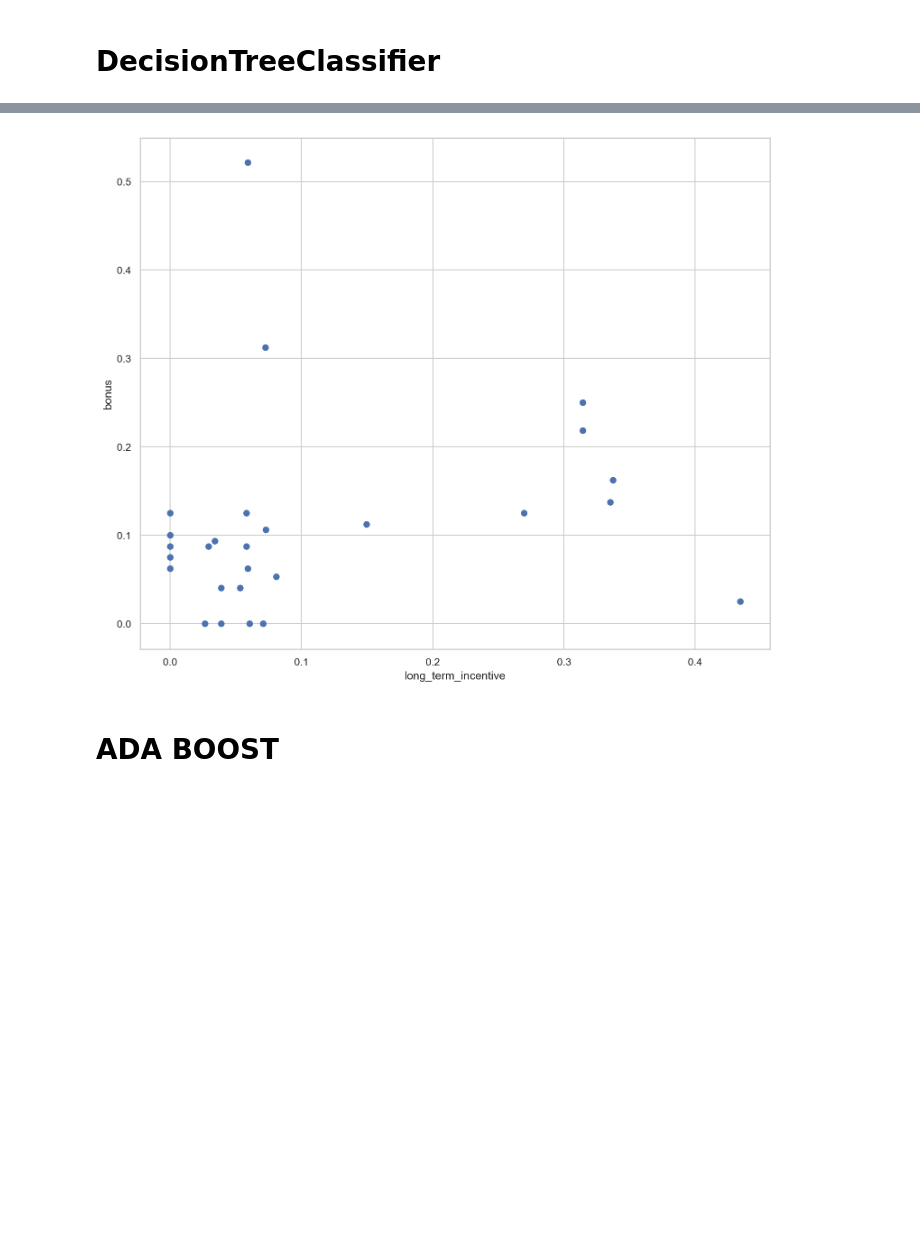
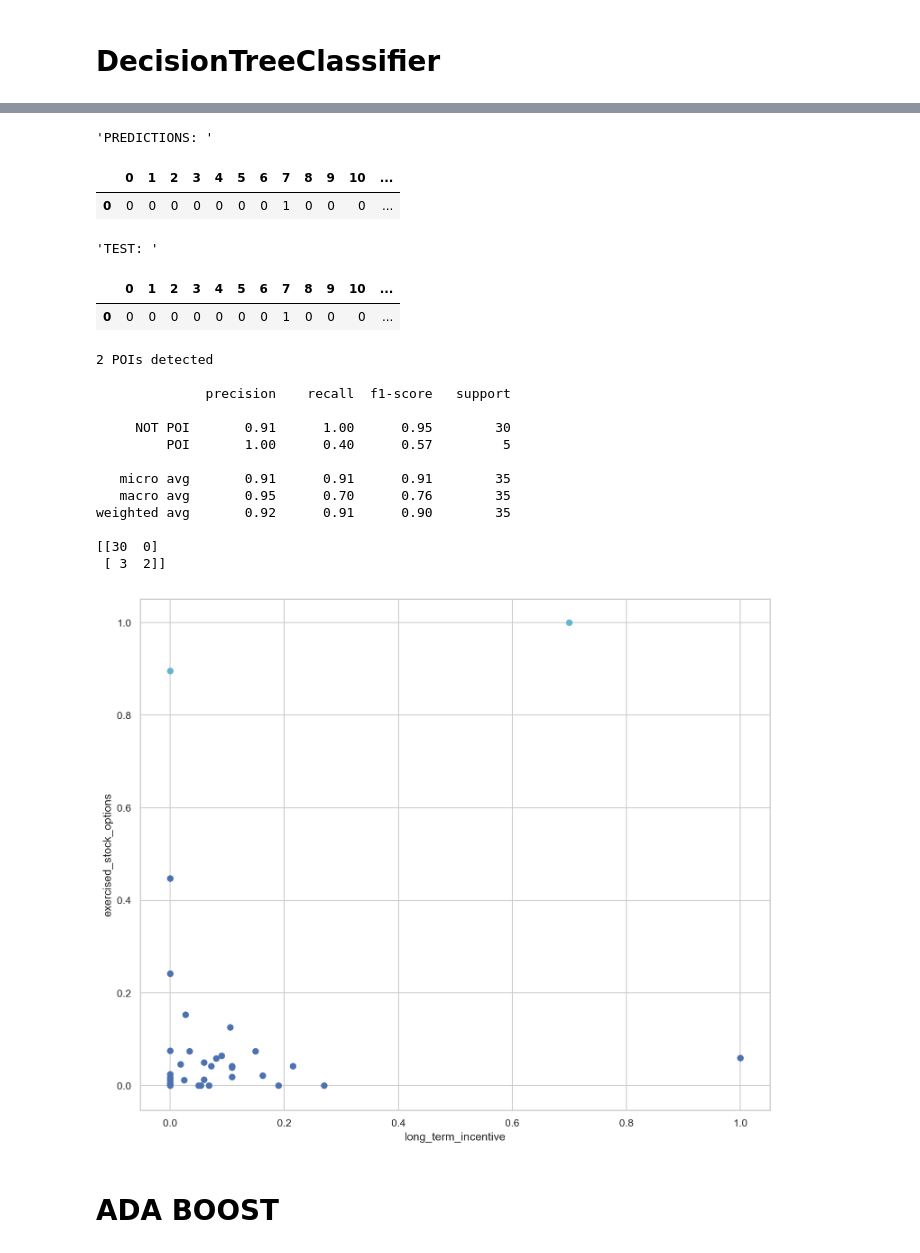
Before and after one commit to chrispaynes/enronML, a Jupyter notebook: enron_email_fraud/enron_email.ipynb, the cells around one changed output, grey strips where cells are left out. Saved outputs shown, nothing was run; the diff lists cells and outputs as text; code cells hidden in the pictures; blank space fills up the shorter version.

```diff
--- a/enron_email_fraud/enron_email.ipynb
+++ b/enron_email_fraud/enron_email.ipynb
@@ -274,6 +274,7 @@ my_dataset = data_dict
 
 feature_1 = 'long_term_incentive'
 feature_2 = 'bonus'
+feature_2 = 'exercised_stock_options'
 poi = 'poi'
 
 
@@ -304,9 +305,11 @@ display(pd.DataFrame({'feat1': feat1.reshape(-1), 'rescaled_feat1': rescaled_fea
 # zip normalized-features back together
 features = zip(rescaled_feat1.reshape(-1), rescaled_feat2.reshape(-1))
 
+# save 30% of data for testing
 features_train, features_test, labels_train, labels_test = train_test_split(
     features, labels, test_size=0.3, random_state=42
 )
+
 
 target_feature_df = pd.DataFrame(features)
 # map numeric column names to feature names
@@ -336,8 +429,9 @@ clf = GaussianNB()
 # %%
-def printPredictions(predictions, features_test):
+def printPredictions(predictions, labels_test):
     print
-    print("{} predictions / {} test data points".format(len(predictions), len(features_test)))
-    print(list(predictions))
+    print("{} predictions / {} test data points".format(len(predictions), len(labels_test)))
+    display("PREDICTIONS: ", pd.DataFrame(predictions, dtype=int).transpose())
+    display("TEST: ", pd.DataFrame(labels_test, dtype=int).transpose())
     print "{} POIs detected".format(len([n for n in predictions if n == 1]))
     print
 # %% [markdown]
@@ -345,10 +439,11 @@ def printPredictions(predictions, features_test):
 # %%
 param_grid = {
     "criterion": ["gini", "entropy"],
+    "splitter": ["best", "random"],
     "min_samples_split": [2, 4, 6, 8, 10, 20, 30, 40]
 }
 
-clf = GridSearchCV(DecisionTreeClassifier(), param_grid)
+clf = GridSearchCV(DecisionTreeClassifier(random_state=1), param_grid)
 
 clf.fit(X=features_train, y=labels_train)
 pred = clf.predict(features_test)
@@ -359,19 +454,38 @@ acc = accuracy_score(
 print "Best estimator found by grid search:"
 print clf.best_estimator_
 
-('DECISION TREE Accuracy with ALL features:', 0.8571428571428571)
-('DECISION TREE (salary & bonus) Accuracy Before MinMaxScaler:', 0.7857142857142857)
-('DECISION TREE (salary & bonus) Accuracy After MinMaxScaler:', 0.7586206896551724)
-("DECISION TREE Accuracy: 'long_term_incentive', 'bonus'", 0.8888888888888888)
-("DECISION TREE ('long_term_incentive', 'exercised_stock_options') Accuracy:", 0.8571428571428571)
-("DECISION TREE ('long_term_incentive', 'total_payments') Accuracy:", 0.7368421052631579)
-("DECISION TREE ('long_term_incentive', 'salary') Accuracy:", 0.7241379310344828)
+# ('DECISION TREE Accuracy with ALL features:', 0.8571428571428571)
+# ('DECISION TREE (salary & bonus) Accuracy Before MinMaxScaler:', 0.7857142857142857)
+# ('DECISION TREE (salary & bonus) Accuracy After MinMaxScaler:', 0.7586206896551724)
+# ("DECISION TREE Accuracy: 'long_term_incentive', 'bonus'", 0.8888888888888888)
+# ("DECISION TREE ('long_term_incentive', 'exercised_stock_options') Accuracy:", 0.8571428571428571)
+# ("DECISION TREE ('long_term_incentive', 'total_payments') Accuracy:", 0.7368421052631579)
+# ("DECISION TREE ('long_term_incentive', 'salary') Accuracy:", 0.7241379310344828)
+# ('DECISION TREE Accuracy: PCA', 0.8518518518518519)
+# ('DECISION TREE Accuracy: WITHOUT PCA', 0.8857142857142857)
+# 3 POIs detected
+
+#               precision    recall  f1-score   support
+
+#      NOT POI       0.91      0.97      0.94        30
+#          POI       0.67      0.40      0.50         5
+
+
+# ('DECISION TREE Accuracy:', 0.9142857142857143)
+# 2 POIs detected
+
+#               precision    recall  f1-score   support
+
+#      NOT POI       0.91      1.00      0.95        30
+#          POI       1.00      0.40      0.57         5
 print("DECISION TREE Accuracy:", acc)
 
 # print("{} predictions / {} test data points".format(len(pred), len(features_test)))
 # print(list(pred))
 
-printPredictions(pred, features_test)
+printPredictions(pred, labels_test)
+
+printValidationReports(labels_test, pred)
 
 Draw(
     pred.astype(int),
@@ -399,4 +510,23 @@ DecisionTreeClassifier(class_weight=None, criterion='entropy', max_depth=None,
+'PREDICTIONS: '
+|  | 0 | 1 | 2 | 3 | 4 | 5 | 6 | 7 | 8 | 9 | 10 | ... |
+| 0 | 0 | 0 | 0 | 0 | 0 | 0 | 0 | 1 | 0 | 0 | 0 | ... |
+'TEST: '
+|  | 0 | 1 | 2 | 3 | 4 | 5 | 6 | 7 | 8 | 9 | 10 | ... |
+| 0 | 0 | 0 | 0 | 0 | 0 | 0 | 0 | 1 | 0 | 0 | 0 | ... |
+2 POIs detected
+
+              precision    recall  f1-score   support
+
+     NOT POI       0.91      1.00      0.95        30
+         POI       1.00      0.40      0.57         5
+
+   micro avg       0.91      0.91      0.91        35
+   macro avg       0.95      0.70      0.76        35
+weighted avg       0.92      0.91      0.90        35
+
+[[30  0]
+ [ 3  2]]
-[figure, old version]
+[figure, new version]
 # %% [markdown]
 # ADA BOOST
 # %%
```
Also changed, not shown: parts of 12 cells of this notebook.
